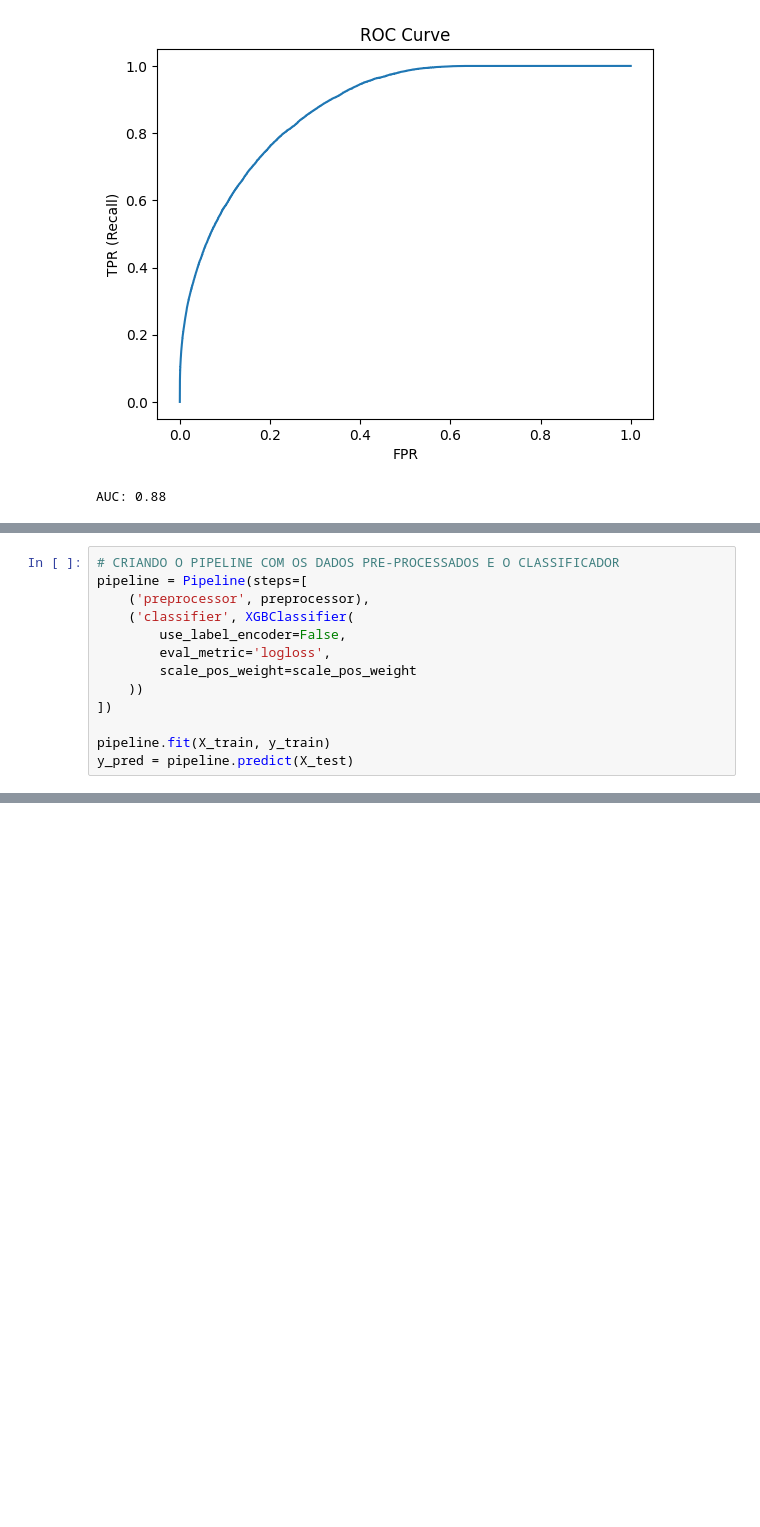
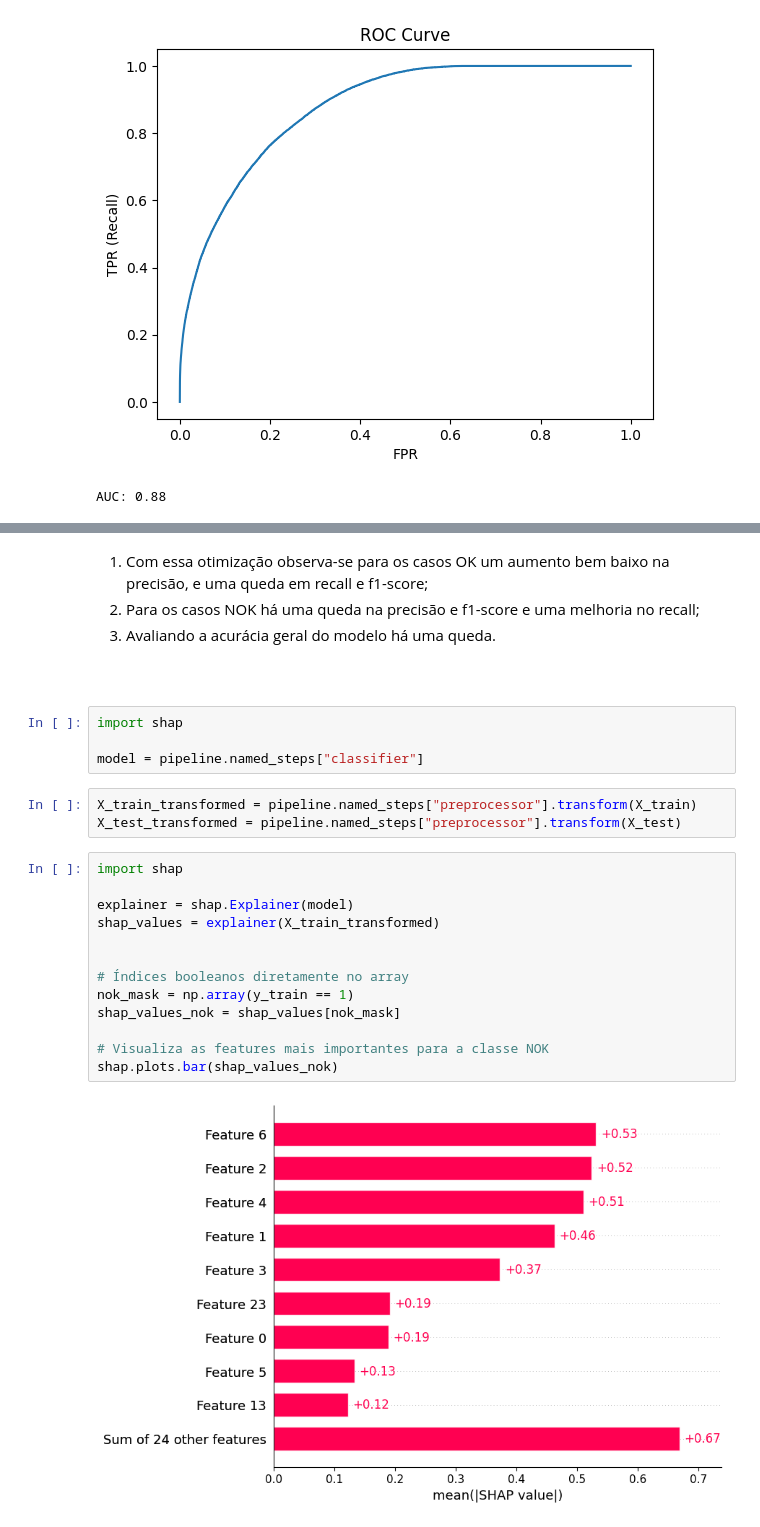
Before and after one commit to leogarrido96/research_cnc_machine_learning_tcc, a Jupyter notebook: models/xgboost.ipynb, the cells around one changed output, grey strips where cells are left out. Cells and saved outputs as stored; diff of their text form; blank space fills up the shorter version.

```diff
--- a/models/xgboost.ipynb
+++ b/models/xgboost.ipynb
@@ -241,13 +264,0 @@ scale_pos_weight = counter[0] / counter[1]
-# %%
-# CRIANDO O PIPELINE COM OS DADOS PRE-PROCESSADOS E O CLASSIFICADOR
-pipeline = Pipeline(steps=[
-    ('preprocessor', preprocessor),
-    ('classifier', XGBClassifier(
-        use_label_encoder=False,
-        eval_metric='logloss',
-        scale_pos_weight=scale_pos_weight
-    ))
-])
-
-pipeline.fit(X_train, y_train)
-y_pred = pipeline.predict(X_test)
@@ -287,0 +276,28 @@ report_df.head(3)
+# %% [markdown]
+1. Com essa otimização observa-se para os casos OK um aumento bem baixo na precisão, e uma queda em recall e f1-score;
+2. Para os casos NOK há uma queda na precisão e f1-score e uma melhoria no recall;
+3. Avaliando a acurácia geral do modelo há uma queda.
+# %% [markdown]
+#
+# %%
+import shap
+
+model = pipeline.named_steps["classifier"]
+# %%
+X_train_transformed = pipeline.named_steps["preprocessor"].transform(X_train)
+X_test_transformed = pipeline.named_steps["preprocessor"].transform(X_test)
+# %%
+import shap
+
+explainer = shap.Explainer(model)
+shap_values = explainer(X_train_transformed)
+
+
+# Índices booleanos diretamente no array
+nok_mask = np.array(y_train == 1)
+shap_values_nok = shap_values[nok_mask]
+
+# Visualiza as features mais importantes para a classe NOK
+shap.plots.bar(shap_values_nok)
+# %% [output]
+[figure, added]
```
Also changed, not shown: parts of 33 cells of this notebook, 3 other files.
